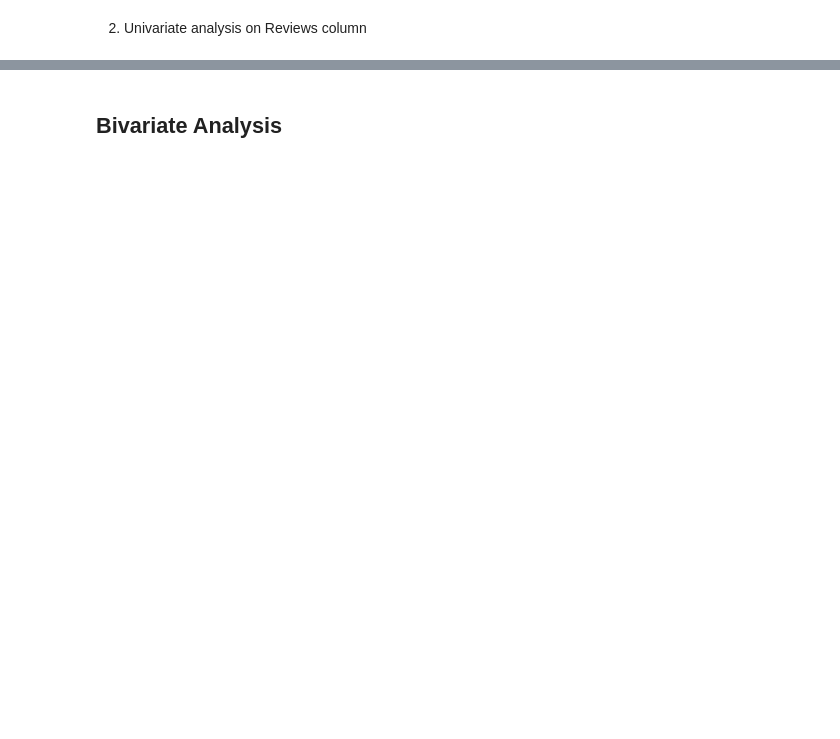
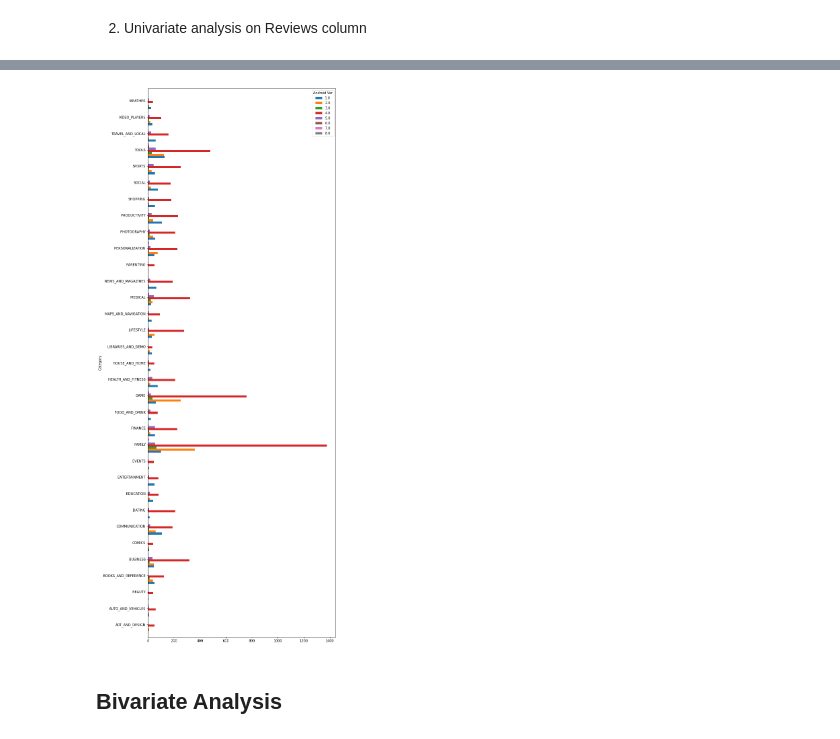
Before and after one commit to ganathetechie/AlmaBetter-Capstone-Project-1, a Jupyter notebook: Play_Store_App_Review_Analysis_Capstone_Project.ipynb, the cells around one changed output, grey strips where cells are left out. Saved outputs shown, nothing was run; the diff lists cells and outputs as text; code cells hidden in the pictures; blank space fills up the shorter version.

```diff
--- a/Play_Store_App_Review_Analysis_Capstone_Project.ipynb
+++ b/Play_Store_App_Review_Analysis_Capstone_Project.ipynb
@@ -738,3 +758,9 @@ df_apps['Content Rating'].value_counts().plot.bar(figsize = (10,6))
+# %%
+df_apps.groupby('Category')['Android Ver'].value_counts()
+type_cat = df_apps.groupby('Category')['Android Ver'].value_counts().unstack().plot.barh(figsize=(10,30), width=1)
+plt.show()
+# %% [output]
+[figure, added]
 # %% [markdown]
 ## Bivariate Analysis
 # %%
```
Also changed, not shown: parts of 32 cells of this notebook.
